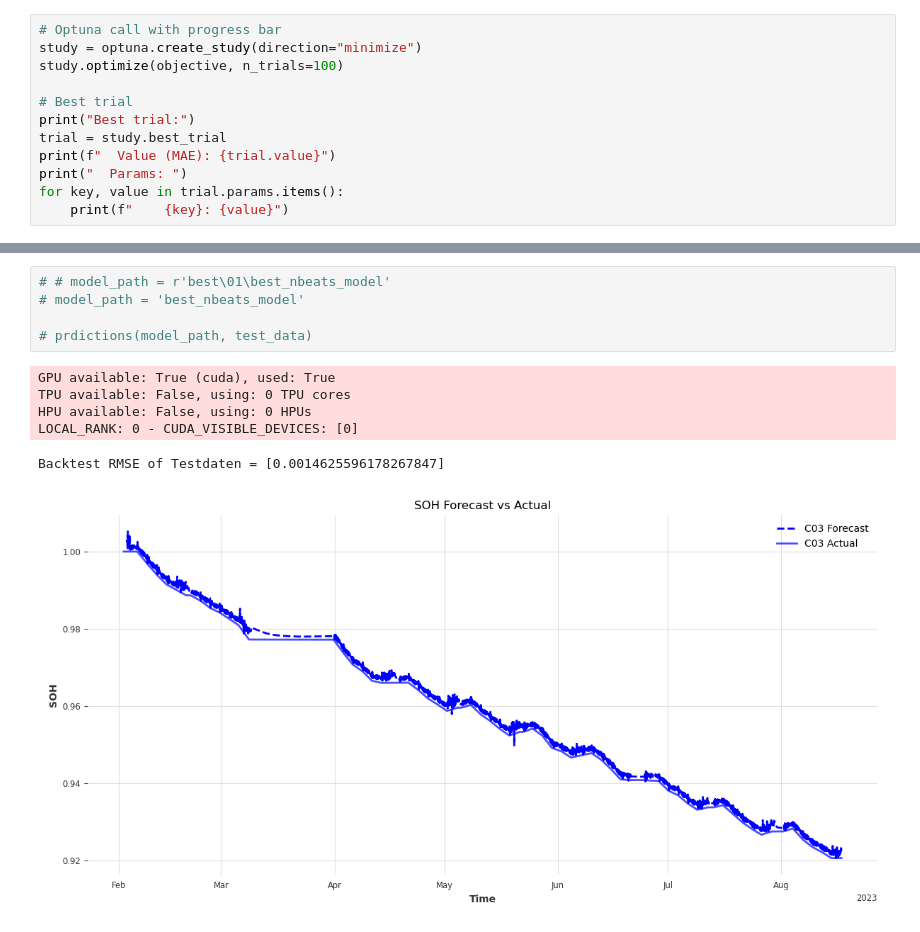
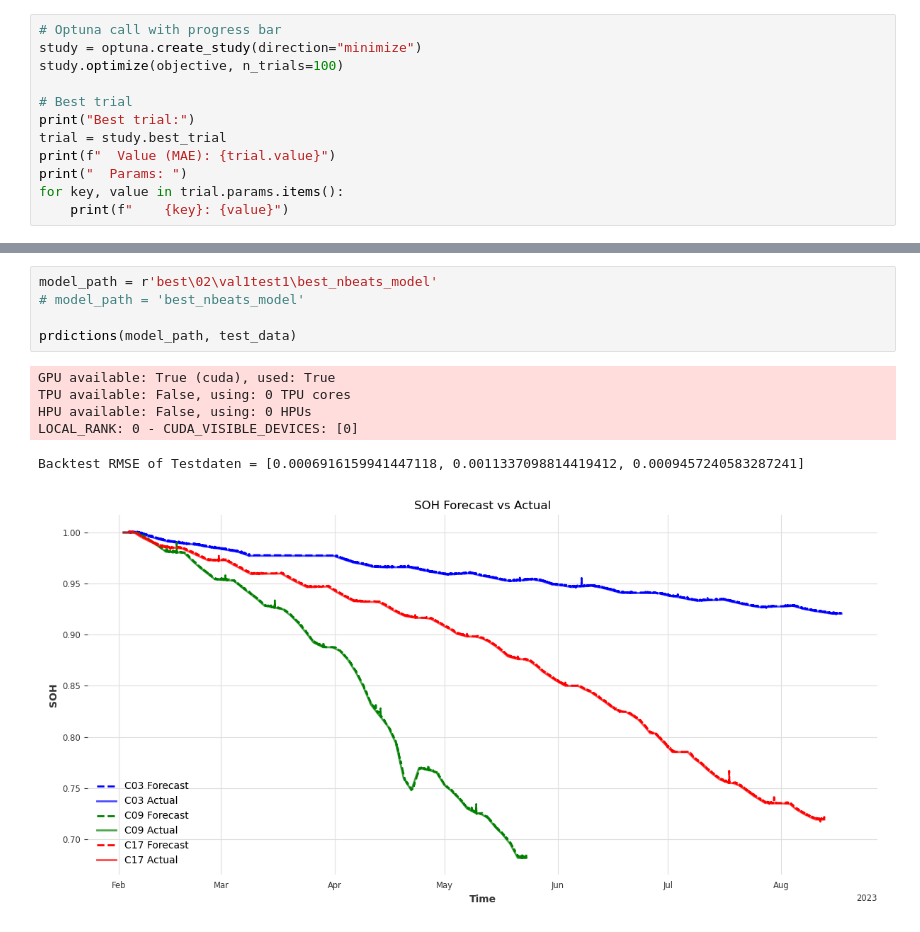
Before and after one commit to zzhuqshun/Thesis, a Jupyter notebook: 02_Nbeats/model.ipynb, the cells around one changed output, grey strips where cells are left out. Saved outputs shown, nothing was run; the diff lists cells and outputs as text.

Commit message:
best 02

```diff
--- a/02_Nbeats/model.ipynb
+++ b/02_Nbeats/model.ipynb
@@ -417,12 +417,12 @@ LOCAL_RANK: 0 - CUDA_VISIBLE_DEVICES: [0]
 # %%
-# # model_path = r'best\01\best_nbeats_model'
+model_path = r'best\02\val1test1\best_nbeats_model'
 # model_path = 'best_nbeats_model'
 
-# prdictions(model_path, test_data)
+prdictions(model_path, test_data)
 # %% [output]
 GPU available: True (cuda), used: True
 TPU available: False, using: 0 TPU cores
 HPU available: False, using: 0 HPUs
 LOCAL_RANK: 0 - CUDA_VISIBLE_DEVICES: [0]
-Backtest RMSE of Testdaten = [0.0014625596178267847]
+Backtest RMSE of Testdaten = [0.0006916159941447118, 0.0011337098814419412, 0.0009457240583287241]
-[figure, old version]
+[figure, new version]
```
Also changed, not shown: parts of 4 cells of this notebook, 21 other files.
